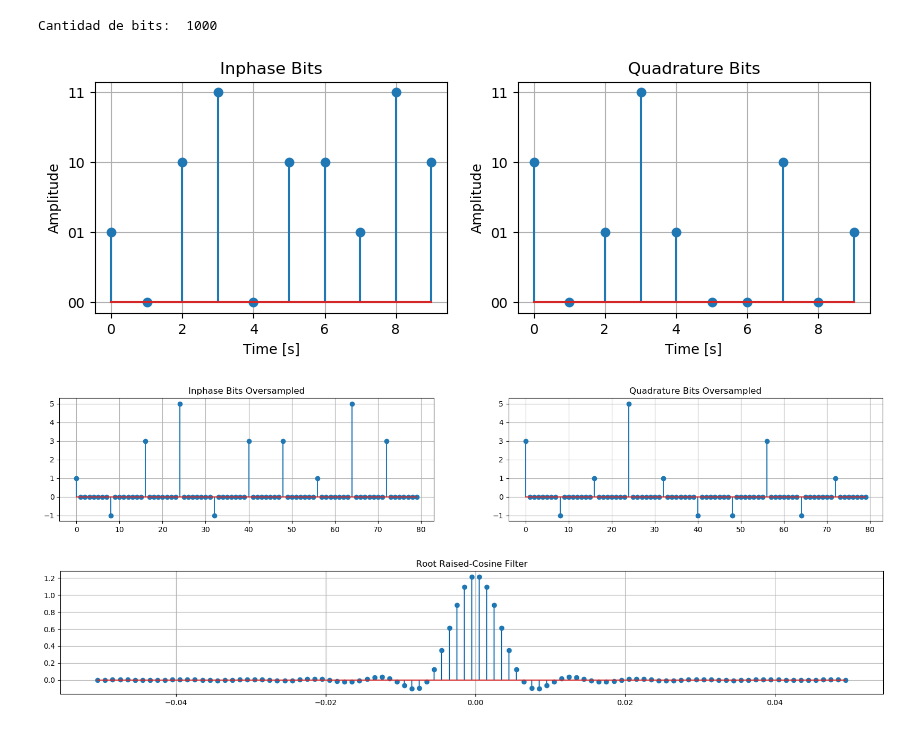
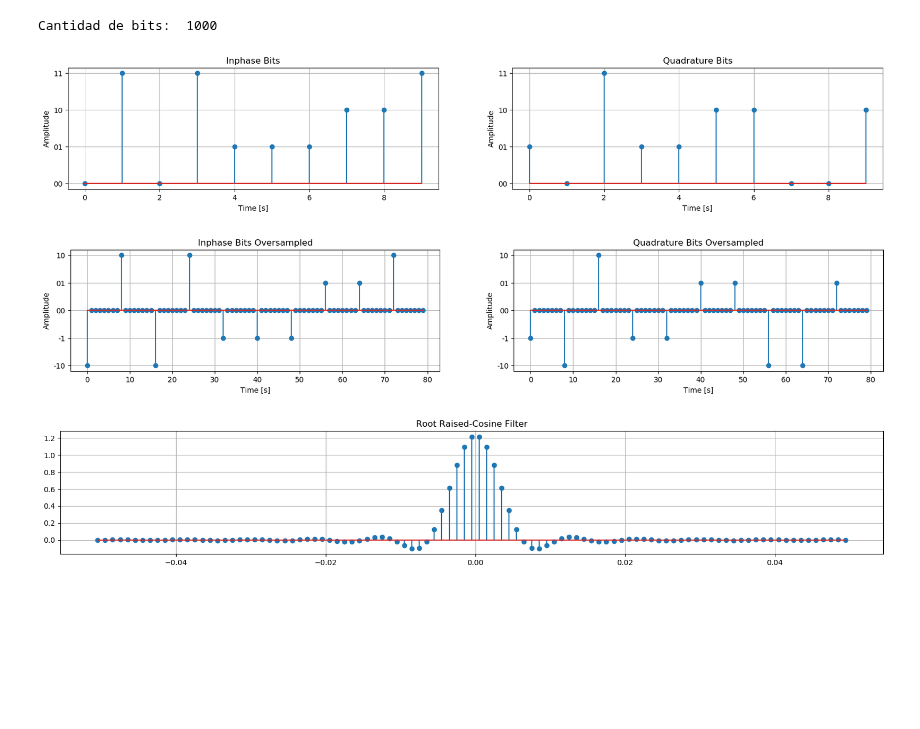
Before and after one commit to sofia-am/QPSK-8PSK-Simulation, a Jupyter notebook: notebook/sampling.ipynb, the cells around one changed output. Saved outputs shown, nothing was run; the diff lists cells and outputs as text; code cells hidden in the pictures; blank space fills up the shorter version.

```diff
--- a/notebook/sampling.ipynb
+++ b/notebook/sampling.ipynb
@@ -15,59 +15,77 @@ Cantidad de bits:  1000
 # %%
 from matplotlib.ticker import StrMethodFormatter
 
 i_bits = np.random.randint(0, 4, N)  # [0, 1] bits aleatorios
 q_bits = np.random.randint(0, 4, N)  # [0, 1] bits aleatorios
 
-
-fig, (ax_i, ax_q) = plt.subplots(1, 2, figsize=(10, 3))
+fig, (ax_i, ax_q) = plt.subplots(1, 2, figsize=(20, 3))
 ax_i.yaxis.set_major_formatter(StrMethodFormatter("{x:02b}"))
 ax_i.yaxis.set_ticks(np.arange(0, 11, 1))
 ax_i.set_title("Inphase Bits")
 ax_i.grid(True)
 ax_i.set_xlabel("Time [s]")
 ax_i.set_ylabel("Amplitude")
 ax_i.stem(i_bits[0:10], use_line_collection=True)
 
 ax_q.yaxis.set_major_formatter(StrMethodFormatter("{x:02b}"))
 ax_q.yaxis.set_ticks(np.arange(0, 11, 1))
 ax_q.set_title("Quadrature Bits")
 ax_q.set_xlabel("Time [s]")
 ax_q.set_ylabel("Amplitude")
 ax_q.stem(q_bits[0:10], use_line_collection=True)
 ax_q.grid(True)
 plt.show()
 # %% [output]
-[figure, old version]
+[figure, new version]
 # %%
 
 osample_i = np.array([])
-for bit in i_bits:
+for index, bit in enumerate(i_bits):
     pulse = np.zeros(sps)  # "relleno" un array de 8 bits con 0
-    # el primer elemento va a ser el valor del bit, con NRZ(0->-1, 1->1)
-    pulse[0] = bit*2 - 1
+    if bit == 3:
+        pulse[0] = 2
+    elif bit == 2:
+        pulse[0] = 1
+    elif bit == 1:
+        pulse[0] = -1
+    elif bit == 0:
+        pulse[0] = -2
     # concateno el array de 8 bits con el array de bits
     osample_i = np.concatenate((osample_i, pulse))
 
 osample_q = np.array([])
 for bit in q_bits:
     pulse = np.zeros(sps)  # "relleno" un array de 8 bits con 0
-    # el primer elemento va a ser el valor del bit, con NRZ(0->-1, 1->1)
-    pulse[0] = bit*2 - 1
+    if bit == 3:
+        pulse[0] = 2
+    elif bit == 2:
+        pulse[0] = 1
+    elif bit == 1:
+        pulse[0] = -1
+    elif bit == 0:
+        pulse[0] = -2
     # concateno el array de 8 bits con el array de bits
     osample_q = np.concatenate((osample_q, pulse))
 
-plt.figure(figsize=(20, 3))
-plt.subplot(1, 2, 1)
-plt.stem(osample_i[0:80], use_line_collection = True)
-plt.title("Inphase Bits Oversampled")
-plt.grid(True)
-plt.subplot(1, 2, 2)
-plt.stem(osample_q[0:80], use_line_collection = True)
-plt.title("Quadrature Bits Oversampled")
-plt.grid(True)
+fig, (ax_i, ax_q) = plt.subplots(1, 2, figsize=(20, 3))
+ax_i.yaxis.set_major_formatter(StrMethodFormatter("{x:02b}"))
+ax_i.yaxis.set_ticks(np.arange(-11, 11, 1))
+ax_i.set_title("Inphase Bits Oversampled")
+ax_i.grid(True)
+ax_i.set_xlabel("Time [s]")
+ax_i.set_ylabel("Amplitude")
+ax_i.stem(osample_i[0:80], use_line_collection=True)
+
+ax_q.yaxis.set_major_formatter(StrMethodFormatter("{x:02b}"))
+ax_q.yaxis.set_ticks(np.arange(-11, 11, 1))
+ax_q.set_title("Quadrature Bits Oversampled")
+ax_q.set_xlabel("Time [s]")
+ax_q.set_ylabel("Amplitude")
+ax_q.stem(osample_q[0:80], use_line_collection=True)
+ax_q.grid(True)
 plt.show()
 # %% [output]
-[figure, old version]
+[figure, new version]
 # %%
 from commpy.filters import rrcosfilter
 
```
Also changed, not shown: parts of 1 cell of this notebook.
